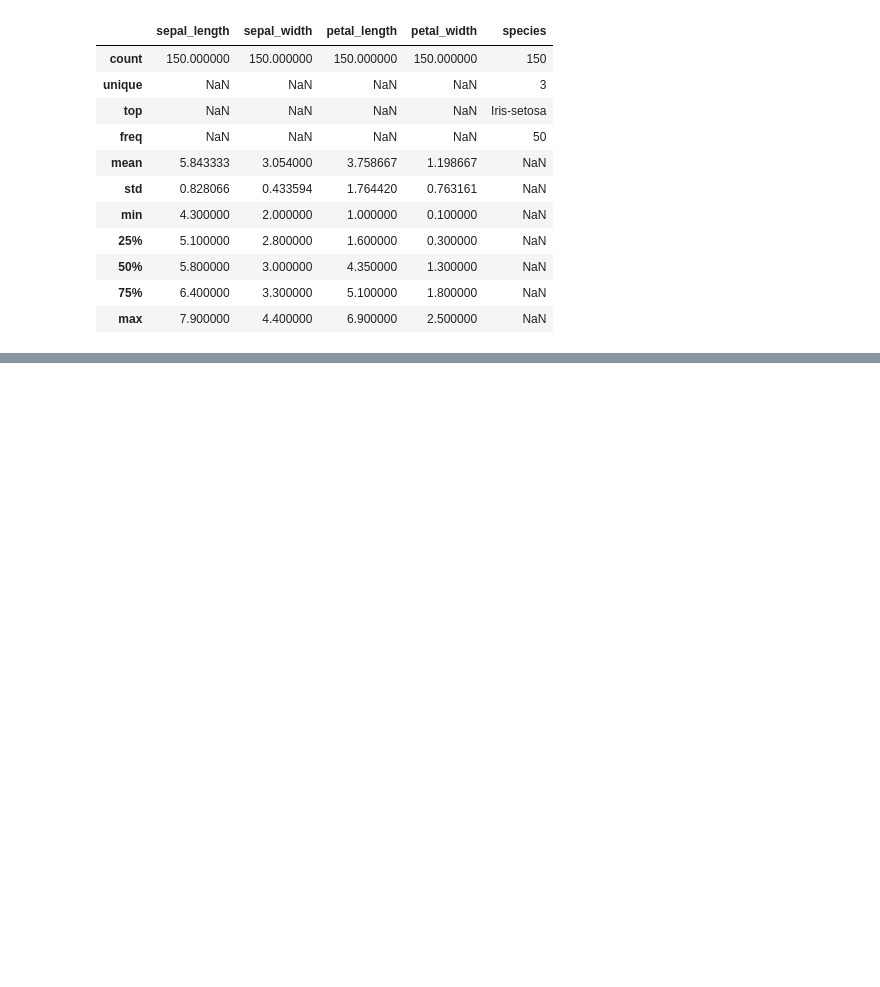
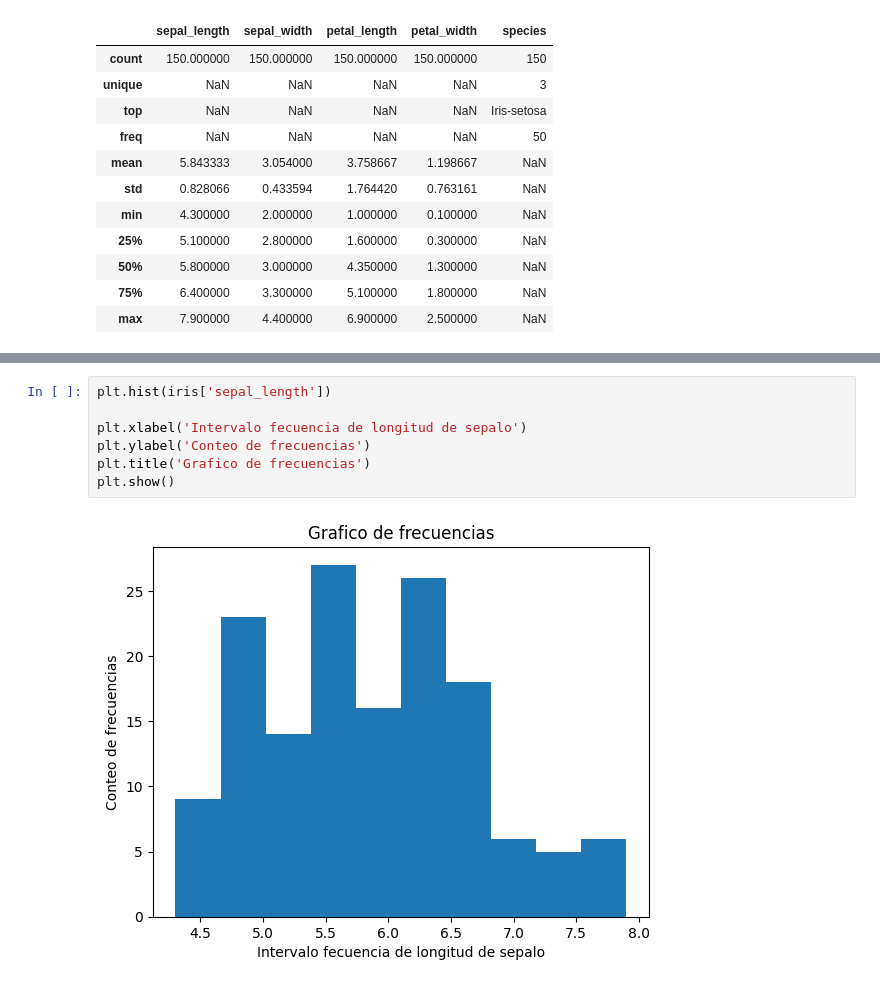
Before and after one commit to CabHug/Portfolio, a Jupyter notebook: Practicas/Visualizacion/Practica_visualizacion.ipynb, the cells around one changed output, grey strips where cells are left out. Drawn from its saved outputs; the diff is of its cells as text; blank space fills up the shorter version.

Commit message:
basic matplot functions to plot info

```diff
--- a/Practicas/Visualizacion/Practica_visualizacion.ipynb
+++ b/Practicas/Visualizacion/Practica_visualizacion.ipynb
@@ -77,0 +84,9 @@ iris.describe(include='all')
+# %%
+plt.hist(iris['sepal_length'])
+
+plt.xlabel('Intervalo fecuencia de longitud de sepalo')
+plt.ylabel('Conteo de frecuencias')
+plt.title('Grafico de frecuencias')
+plt.show()
+# %% [output]
+[figure, added]
```
Also changed, not shown: parts of 8 cells of this notebook.
